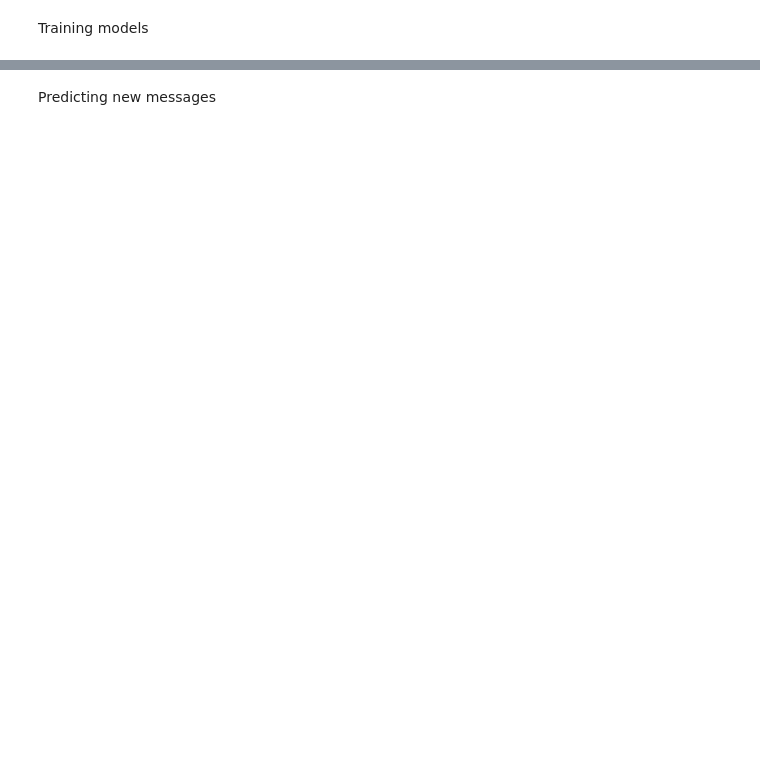
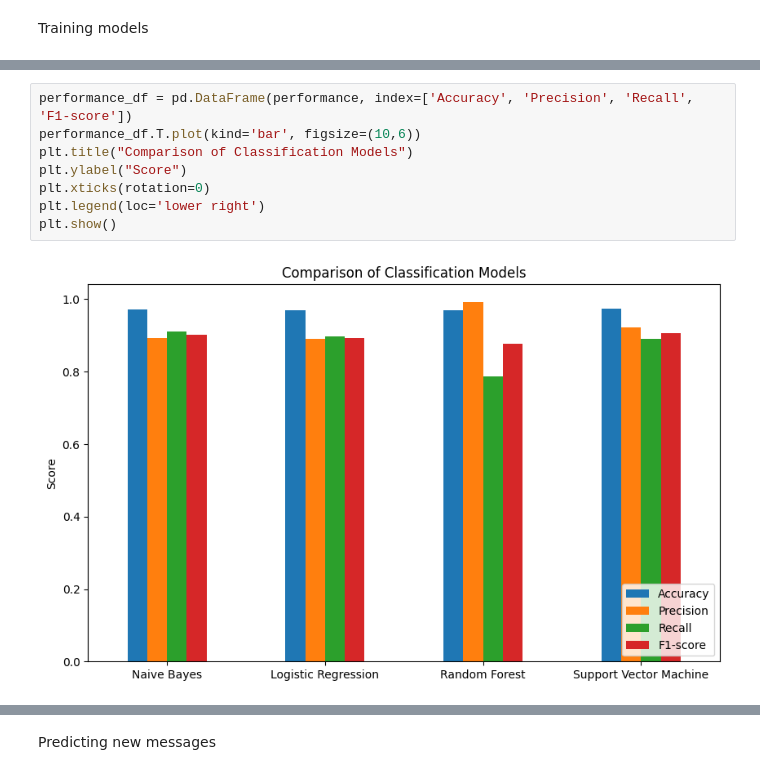
Before and after one commit to lipivirmani/CodSoft-Jan-25, a Jupyter notebook: Task2- Spam sms detection/Spam__message_detection.ipynb, the cells around one changed output, grey strips where cells are left out. Cells and saved outputs as stored; diff of their text form; blank space fills up the shorter version.

```diff
--- a/Task2- Spam sms detection/Spam__message_detection.ipynb
+++ b/Task2- Spam sms detection/Spam__message_detection.ipynb
@@ -137,0 +134,10 @@ F1 Score: 0.70
+# %%
+performance_df = pd.DataFrame(performance, index=['Accuracy', 'Precision', 'Recall', 'F1-score'])
+performance_df.T.plot(kind='bar', figsize=(10,6))
+plt.title("Comparison of Classification Models")
+plt.ylabel("Score")
+plt.xticks(rotation=0)
+plt.legend(loc='lower right')
+plt.show()
+# %% [output]
+[figure, added]
```
Also changed, not shown: parts of 28 cells of this notebook.
